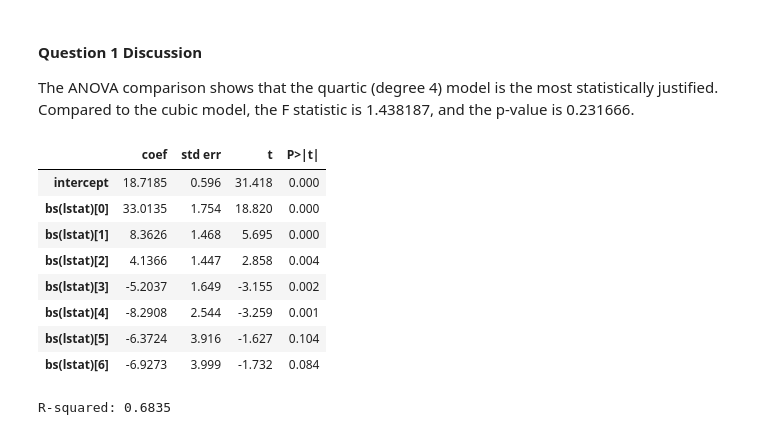
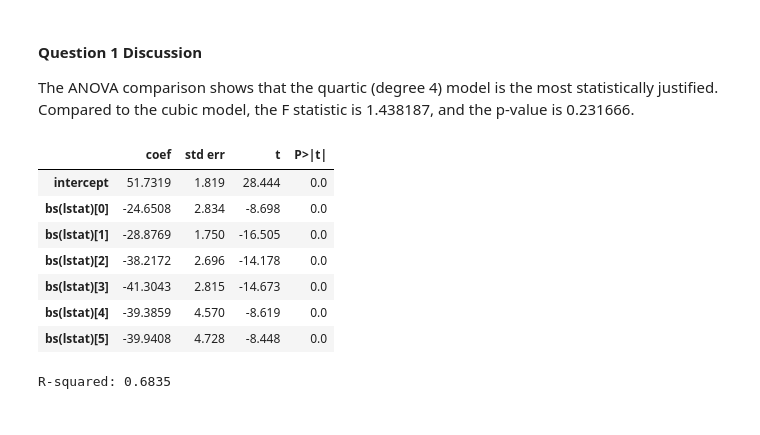
Before and after one commit to ccvoigt99/2025AAE722_CharlesVoigt, a Jupyter notebook: Lab7.ipynb, the cells around one changed output. Cells and saved outputs as stored; diff of their text form; code cells hidden in the pictures.

```diff
--- a/Lab7.ipynb
+++ b/Lab7.ipynb
@@ -50,25 +50,24 @@ The ANOVA comparison shows that the quartic (degree 4) model is the most statist
 # %%
 # Question 2
 Boston = load_data('Boston')
 y = Boston['medv']
 X = Boston[['lstat']]
 
 bs_lstat = MS([bs('lstat',
-                internal_knots=[10,20,30], intercept=True,
+                internal_knots=[10,20,30],
                 name='bs(lstat)')])
 Xbs = bs_lstat.fit_transform(Boston)
 M = sm.OLS(y, Xbs).fit()
 summarize(M)
 # %% [output]
 |  | coef | std err | t | P>|t| |
-| intercept | 18.7185 | 0.596 | 31.418 | 0.000 |
-| bs(lstat)[0] | 33.0135 | 1.754 | 18.820 | 0.000 |
-| bs(lstat)[1] | 8.3626 | 1.468 | 5.695 | 0.000 |
-| bs(lstat)[2] | 4.1366 | 1.447 | 2.858 | 0.004 |
-| bs(lstat)[3] | -5.2037 | 1.649 | -3.155 | 0.002 |
-| bs(lstat)[4] | -8.2908 | 2.544 | -3.259 | 0.001 |
-| bs(lstat)[5] | -6.3724 | 3.916 | -1.627 | 0.104 |
-| bs(lstat)[6] | -6.9273 | 3.999 | -1.732 | 0.084 |
+| intercept | 51.7319 | 1.819 | 28.444 | 0.0 |
+| bs(lstat)[0] | -24.6508 | 2.834 | -8.698 | 0.0 |
+| bs(lstat)[1] | -28.8769 | 1.750 | -16.505 | 0.0 |
+| bs(lstat)[2] | -38.2172 | 2.696 | -14.178 | 0.0 |
+| bs(lstat)[3] | -41.3043 | 2.815 | -14.673 | 0.0 |
+| bs(lstat)[4] | -39.3859 | 4.570 | -8.619 | 0.0 |
+| bs(lstat)[5] | -39.9408 | 4.728 | -8.448 | 0.0 |
 # %%
 print(f"R-squared: {M.rsquared:.4f}")
 # %% [output]
```
